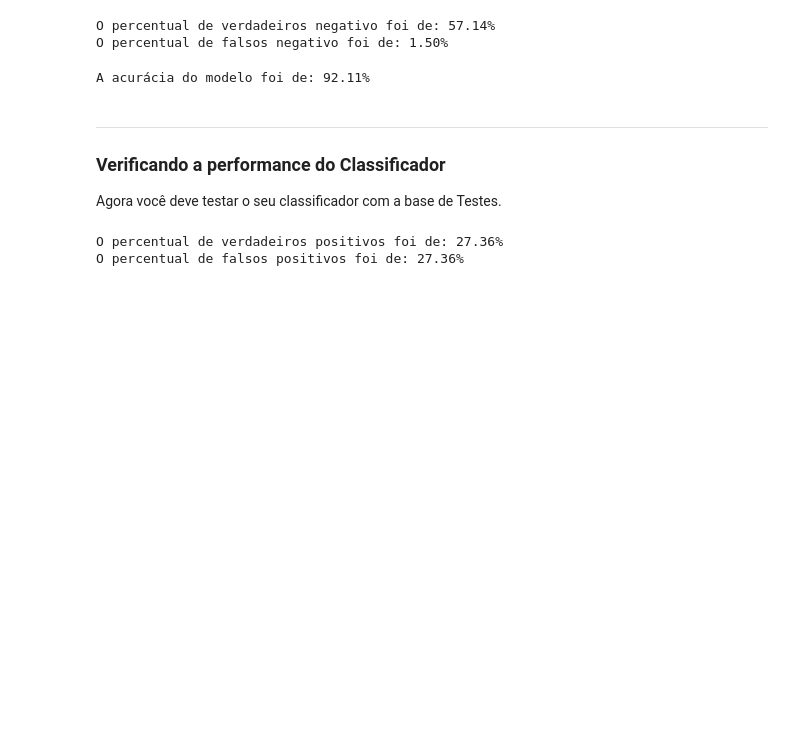
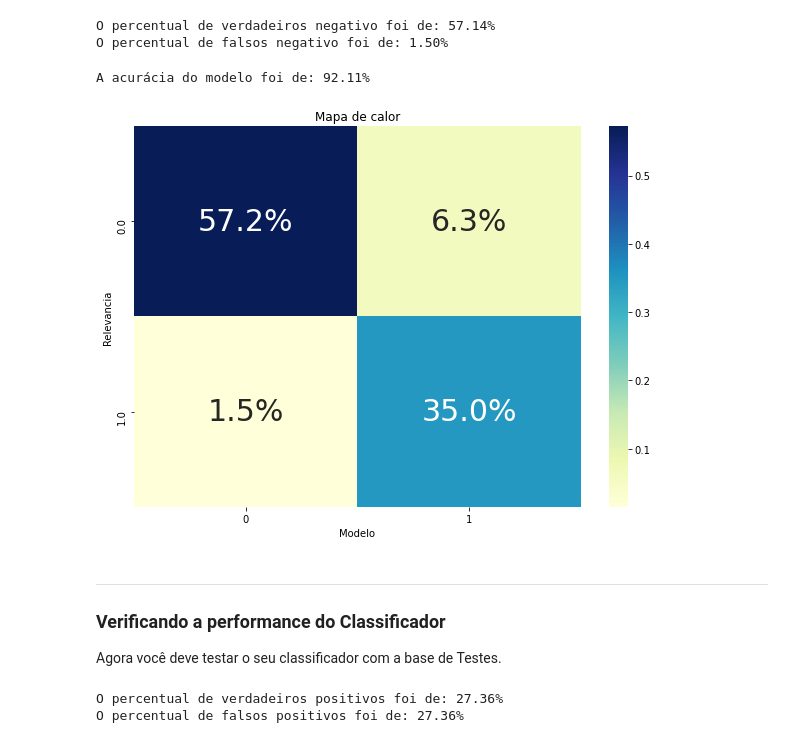
Before and after one commit to xValentim/Classificador_automatico_de_sentimentos, a Jupyter notebook: Classificador_NaiveBayes_Loki.ipynb, the cells around one changed output. Saved outputs shown, nothing was run; the diff lists cells and outputs as text; code cells hidden in the pictures; blank space fills up the shorter version.

```diff
--- a/Classificador_NaiveBayes_Loki.ipynb
+++ b/Classificador_NaiveBayes_Loki.ipynb
@@ -440,6 +436,14 @@ O percentual de falsos negativo foi de: 1.50%
 print(f'A acurácia do modelo foi de: {100*(verdadeiros_negativos+verdadeiros_positivos)/tabela_train.shape[0]:.2f}%')
 # %% [output]
 A acurácia do modelo foi de: 92.11%
+# %%
+tabela_cruzada_ = pd.crosstab(tabela_train.Relevancia, tabela_train.Modelo, normalize=True)
+plt.figure(figsize=(10,7))
+plt.title('Mapa de calor')
+sn.heatmap(tabela_cruzada_, annot=True, annot_kws={"size": 30}, fmt='.1%', cmap='YlGnBu')
+plt.show()
+# %% [output]
+[figure, added]
 # %% [markdown]
 ___
 ### Verificando a performance do Classificador
```
Also changed, not shown: parts of 13 cells of this notebook.
